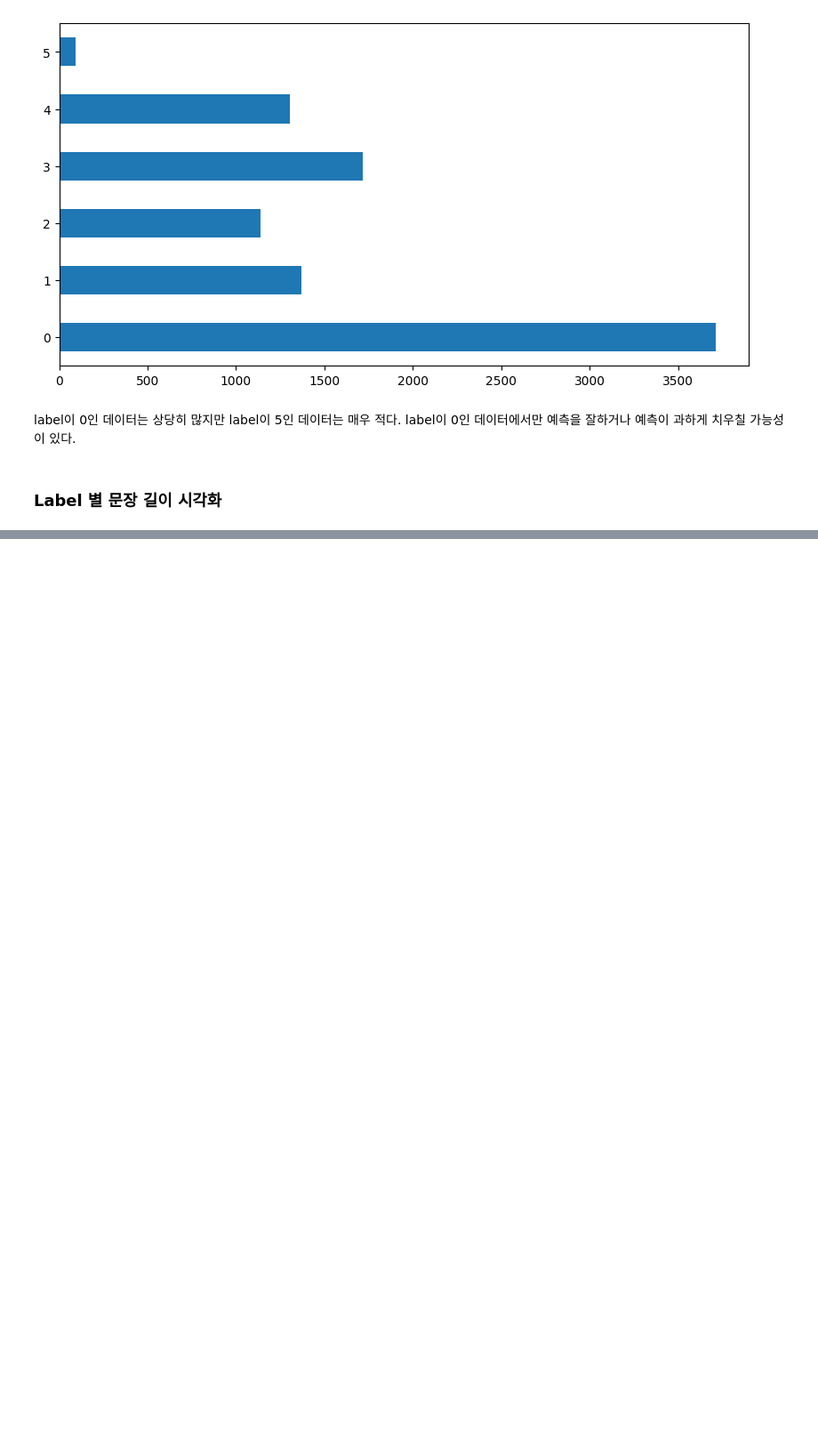
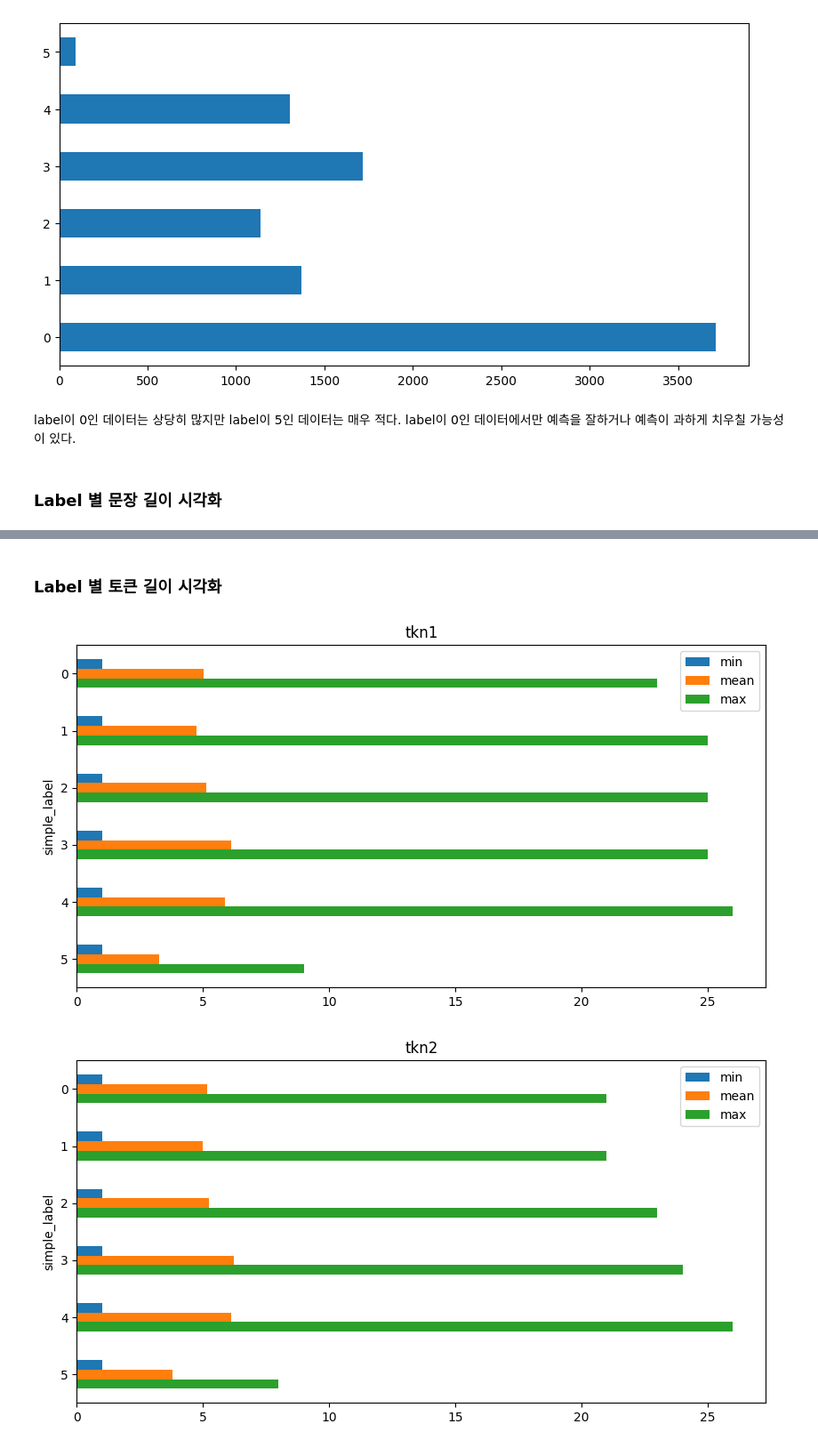
Before and after one commit to boostcampaitech4nlp2/level1_semantictextsimilarity_nlp-level1-nlp-12, a Jupyter notebook: level1/notebooks/data_EDA.ipynb, the cells around one changed output, grey strips where cells are left out. Shown at 89% size. Cells and saved outputs as stored; diff of their text form; code cells hidden in the pictures; blank space fills up the shorter version.

```diff
--- a/level1/notebooks/data_EDA.ipynb
+++ b/level1/notebooks/data_EDA.ipynb
@@ -124,0 +125,15 @@ ValueError: Single argument to subplot must be a three-digit integer, not 21
+# %% [markdown]
+### Label 별 토큰 길이 시각화
+# %%
+ax1 = fig.add_subplot(211)
+ax1 = train.groupby('simple_label')['tkn_len_1'].agg(['min','mean','max']).sort_index().plot(kind='barh', figsize = (10, 5))
+ax1.set_title("tkn1")
+ax1.invert_yaxis()
+
+ax2 = fig.add_subplot(212)
+ax2 = train.groupby('simple_label')['tkn_len_2'].agg(['min','mean','max']).sort_index().plot(kind='barh', figsize = (10, 5))
+ax2.set_title("tkn2")
+ax2.invert_yaxis()
+# %% [output]
+[figure, added]
+[figure, added]
```
Also changed, not shown: parts of 4 cells of this notebook.
